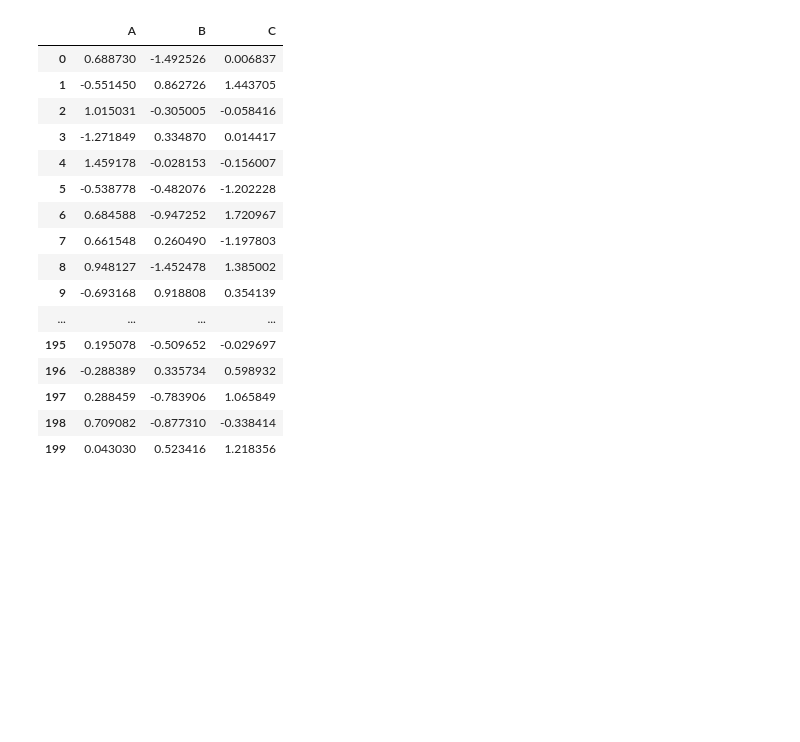
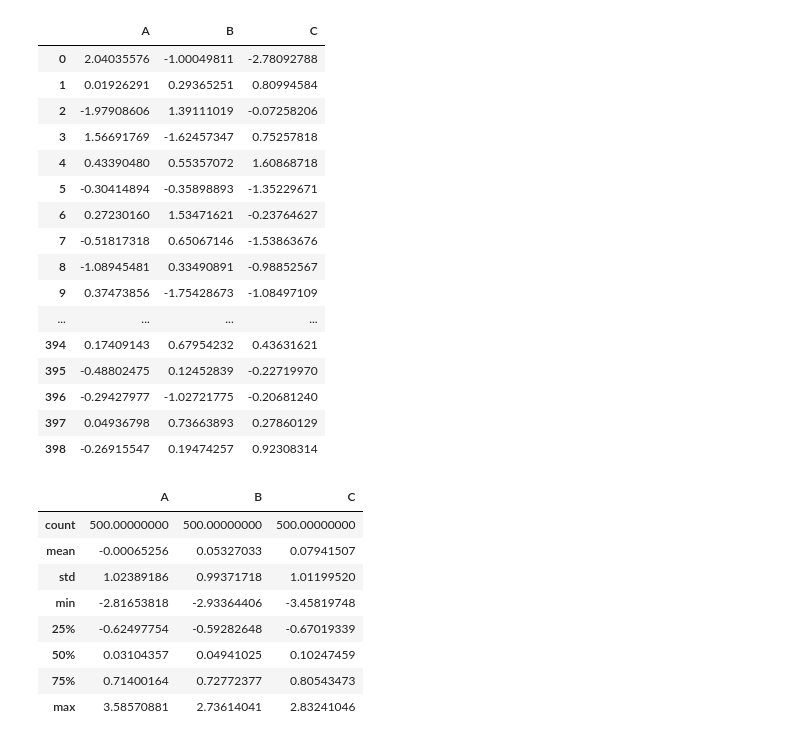
Before and after one commit to Marektestowe24/Quantitative_Finance, a Jupyter notebook: Generowanie liczb.ipynb, the cells around one changed output. Drawn from its saved outputs; the diff is of its cells as text; code cells hidden in the pictures; blank space fills up the shorter version.

```diff
--- a/Generowanie liczb.ipynb
+++ b/Generowanie liczb.ipynb
@@ -1,29 +1,41 @@
 # %%
 import pandas as pd
 import numpy as np
+import matplotlib.pyplot as plt
 
 pd.options.display.max_rows = None
 pd.options.display.max_columns = None
+pd.set_option("display.precision", 8)
 
-n_rows=2e2
+n_rows=5e2
 
 Liczby=pd.DataFrame(np.random.normal(size=(int(n_rows),3)),columns=["A","B","C"])
-Liczby
+display(Liczby)
+Liczby.describe()
 # %% [output]
 |  | A | B | C |
-| 0 | 0.688730 | -1.492526 | 0.006837 |
-| 1 | -0.551450 | 0.862726 | 1.443705 |
-| 2 | 1.015031 | -0.305005 | -0.058416 |
-| 3 | -1.271849 | 0.334870 | 0.014417 |
-| 4 | 1.459178 | -0.028153 | -0.156007 |
-| 5 | -0.538778 | -0.482076 | -1.202228 |
-| 6 | 0.684588 | -0.947252 | 1.720967 |
-| 7 | 0.661548 | 0.260490 | -1.197803 |
-| 8 | 0.948127 | -1.452478 | 1.385002 |
-| 9 | -0.693168 | 0.918808 | 0.354139 |
+| 0 | 2.04035576 | -1.00049811 | -2.78092788 |
+| 1 | 0.01926291 | 0.29365251 | 0.80994584 |
+| 2 | -1.97908606 | 1.39111019 | -0.07258206 |
+| 3 | 1.56691769 | -1.62457347 | 0.75257818 |
+| 4 | 0.43390480 | 0.55357072 | 1.60868718 |
+| 5 | -0.30414894 | -0.35898893 | -1.35229671 |
+| 6 | 0.27230160 | 1.53471621 | -0.23764627 |
+| 7 | -0.51817318 | 0.65067146 | -1.53863676 |
+| 8 | -1.08945481 | 0.33490891 | -0.98852567 |
+| 9 | 0.37473856 | -1.75428673 | -1.08497109 |
 | ... | ... | ... | ... |
-| 195 | 0.195078 | -0.509652 | -0.029697 |
-| 196 | -0.288389 | 0.335734 | 0.598932 |
-| 197 | 0.288459 | -0.783906 | 1.065849 |
-| 198 | 0.709082 | -0.877310 | -0.338414 |
-| 199 | 0.043030 | 0.523416 | 1.218356 |
+| 394 | 0.17409143 | 0.67954232 | 0.43631621 |
+| 395 | -0.48802475 | 0.12452839 | -0.22719970 |
+| 396 | -0.29427977 | -1.02721775 | -0.20681240 |
+| 397 | 0.04936798 | 0.73663893 | 0.27860129 |
+| 398 | -0.26915547 | 0.19474257 | 0.92308314 |
+|  | A | B | C |
+| count | 500.00000000 | 500.00000000 | 500.00000000 |
+| mean | -0.00065256 | 0.05327033 | 0.07941507 |
+| std | 1.02389186 | 0.99371718 | 1.01199520 |
+| min | -2.81653818 | -2.93364406 | -3.45819748 |
+| 25% | -0.62497754 | -0.59282648 | -0.67019339 |
+| 50% | 0.03104357 | 0.04941025 | 0.10247459 |
+| 75% | 0.71400164 | 0.72772377 | 0.80543473 |
+| max | 3.58570881 | 2.73614041 | 2.83241046 |
```
Also changed, not shown: parts of 2 cells of this notebook.
